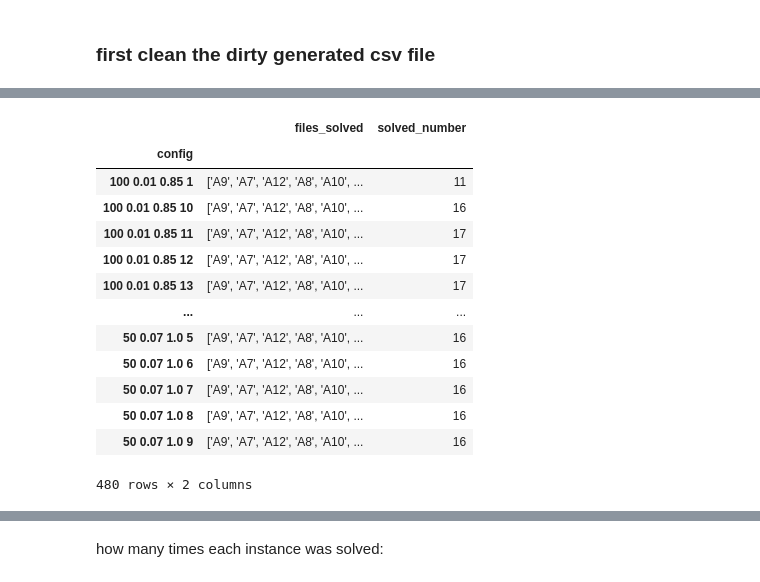
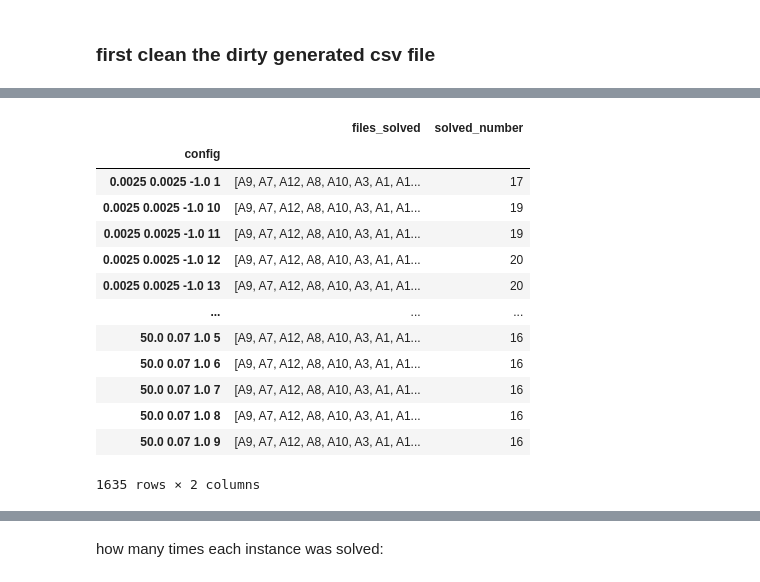
Before and after one commit to RedMoon32/Roadef2020Challenge, a Jupyter notebook: results_analysis.ipynb, the cells around one changed output, grey strips where cells are left out. Saved outputs shown, nothing was run; the diff lists cells and outputs as text; code cells hidden in the pictures.

```diff
--- a/results_analysis.ipynb
+++ b/results_analysis.ipynb
@@ -19,0 +13,13 @@ res
+# %%
+res = pd.read_csv(GENETIC_REULSTS)
+res["solver"] = "genetic"
+
+res2 = pd.read_csv(HILL_CLIMBING)
+res2["solver"] = "hill_climbing"
+res = res.append(res2)
+
+res3 = pd.read_csv(SIMULATED_ANN)
+res3["solver"] = "sa"
+
+res = res.append(res3)
+res
@@ -44,6 +87,9 @@ INF = 99999
 res["schedule_error"] = res.apply(lambda x: x["error"] if x["is_solved"] else INF, axis=1)
 res["constraint_error"] = res.apply(lambda x: x["error"] if not x["is_solved"] else 0, axis=1)
 
+res["constraint_error"] = res["constraint_error"].apply(lambda x: min(x, 1000))
+res["config"] = res["population_size"].astype(str) + " " + res["mutation_rate"].astype(str) + " " + res["crossover_rate"].astype(str) + " " + res["minute"].astype(str)
+
 res = res.drop(labels=["score", "error"], axis=1, errors="ignore")
 res
 # %% [output]
@@ -75,0 +140,3 @@ res["config"] = res["population_size"].astype(str) + " " + res["mutation_rate"].
+# %%
+res['config_full'] = res['config'] + '_' + res['FILE']
+res.head()
@@ -76,21 +150,41 @@ res["config"] = res["population_size"].astype(str) + " " + res["mutation_rate"].
+# %%
+for ind in res.index:
+    row = res.iloc[ind]
+    if row['solver'] != 'sa' or row.minute == 1:
+        continue
+
+    solved = row['is_solved']
+    if not row['is_solved'] and len(res[(res.config_full == row.config_full) & (res.minute < row.minute) & (res.is_solved)]) != 0:
+        res.loc[ind, 'is_solved'] = 1
+        res.loc[ind, 'constraint_error'] = 0
+        solved = True
+
+    if solved:
+        res.loc[ind, 'schedule_error'] = res[(res.config_full == row.config_full) & (res.minute < row.minute) & (res.is_solved)].schedule_error.min()
+        if pd.isna(res.iloc[ind]['schedule_error']):
+            res.loc[ind, 'schedule_error'] = row['schedule_error']
+    else:
+        res.loc[ind, 'constraint_error'] = res[(res.config_full == row.config_full) & (res.minute < row.minute) & (~res.is_solved)].constraint_error.min()
+        if pd.isna(res.iloc[ind]['constraint_error']):
+            res.loc[ind, 'constraint_error'] = row['constraint_error']
 # %%
-files_solved = res[res.is_solved == 1].groupby('config').aggregate({'FILE': list, 'is_solved': 'sum'}).astype(str).rename(columns={'FILE': 'files_solved', 'is_solved': 'solved_number'})
+files_solved = res[res.is_solved == 1].groupby('config').aggregate({'FILE': list, 'is_solved': 'sum'}).rename(columns={'FILE': 'files_solved', 'is_solved': 'solved_number'})
 files_solved
 # %% [output]
 |  | files_solved | solved_number |
 | config |  |  |
-| 100 0.01 0.85 1 | ['A9', 'A7', 'A12', 'A8', 'A10', ... | 11 |
-| 100 0.01 0.85 10 | ['A9', 'A7', 'A12', 'A8', 'A10', ... | 16 |
-| 100 0.01 0.85 11 | ['A9', 'A7', 'A12', 'A8', 'A10', ... | 17 |
-| 100 0.01 0.85 12 | ['A9', 'A7', 'A12', 'A8', 'A10', ... | 17 |
-| 100 0.01 0.85 13 | ['A9', 'A7', 'A12', 'A8', 'A10', ... | 17 |
+| 0.0025 0.0025 -1.0 1 | [A9, A7, A12, A8, A10, A3, A1, A1... | 17 |
+| 0.0025 0.0025 -1.0 10 | [A9, A7, A12, A8, A10, A3, A1, A1... | 19 |
+| 0.0025 0.0025 -1.0 11 | [A9, A7, A12, A8, A10, A3, A1, A1... | 19 |
+| 0.0025 0.0025 -1.0 12 | [A9, A7, A12, A8, A10, A3, A1, A1... | 20 |
+| 0.0025 0.0025 -1.0 13 | [A9, A7, A12, A8, A10, A3, A1, A1... | 20 |
 | ... | ... | ... |
-| 50 0.07 1.0 5 | ['A9', 'A7', 'A12', 'A8', 'A10', ... | 16 |
-| 50 0.07 1.0 6 | ['A9', 'A7', 'A12', 'A8', 'A10', ... | 16 |
-| 50 0.07 1.0 7 | ['A9', 'A7', 'A12', 'A8', 'A10', ... | 16 |
-| 50 0.07 1.0 8 | ['A9', 'A7', 'A12', 'A8', 'A10', ... | 16 |
-| 50 0.07 1.0 9 | ['A9', 'A7', 'A12', 'A8', 'A10', ... | 16 |
+| 50.0 0.07 1.0 5 | [A9, A7, A12, A8, A10, A3, A1, A1... | 16 |
+| 50.0 0.07 1.0 6 | [A9, A7, A12, A8, A10, A3, A1, A1... | 16 |
+| 50.0 0.07 1.0 7 | [A9, A7, A12, A8, A10, A3, A1, A1... | 16 |
+| 50.0 0.07 1.0 8 | [A9, A7, A12, A8, A10, A3, A1, A1... | 16 |
+| 50.0 0.07 1.0 9 | [A9, A7, A12, A8, A10, A3, A1, A1... | 16 |
-480 rows × 2 columns
+1635 rows × 2 columns
 # %%
 res = res.merge(files_solved, how='left', on='config')
 res
```
Also changed, not shown: parts of 41 cells of this notebook, 4 other files.
